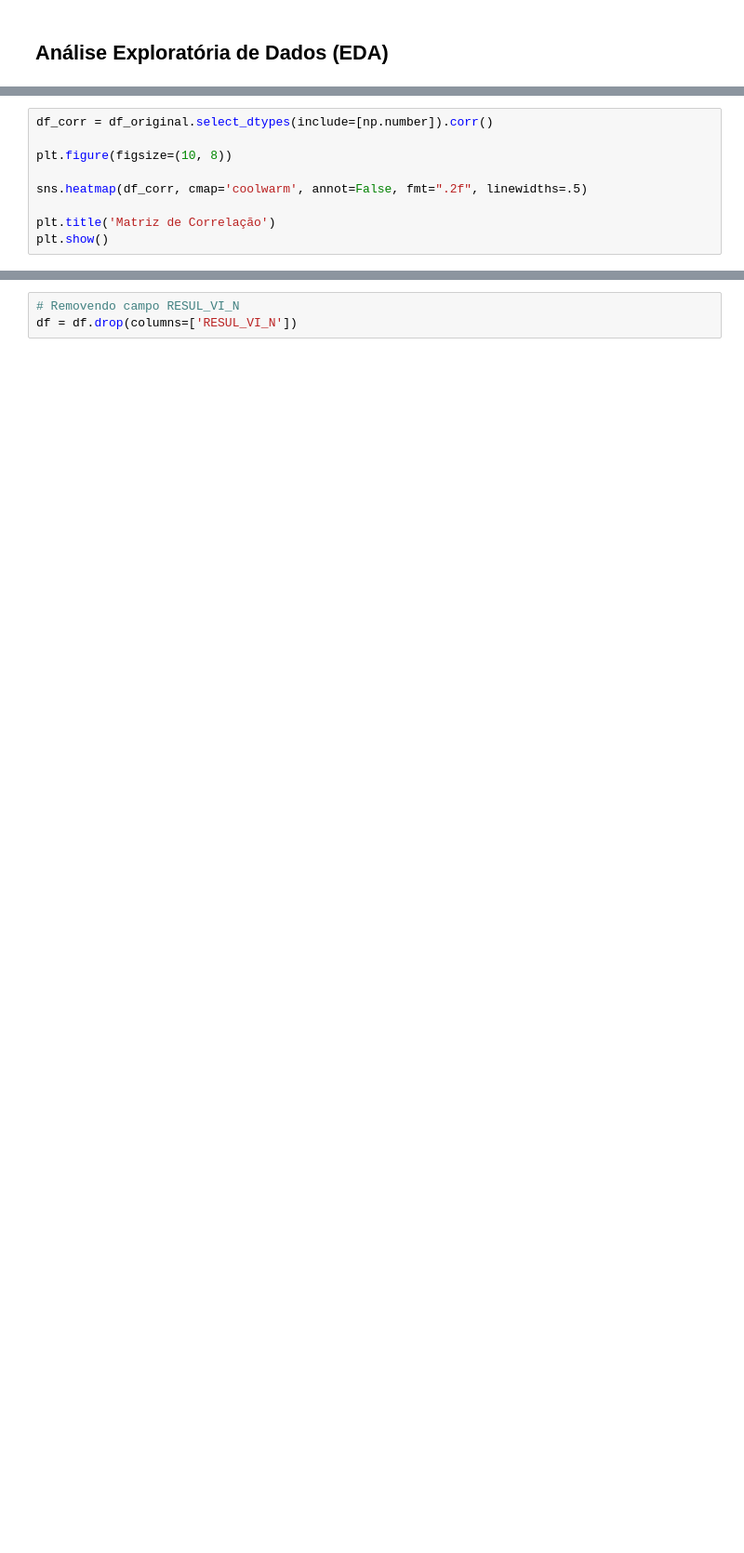
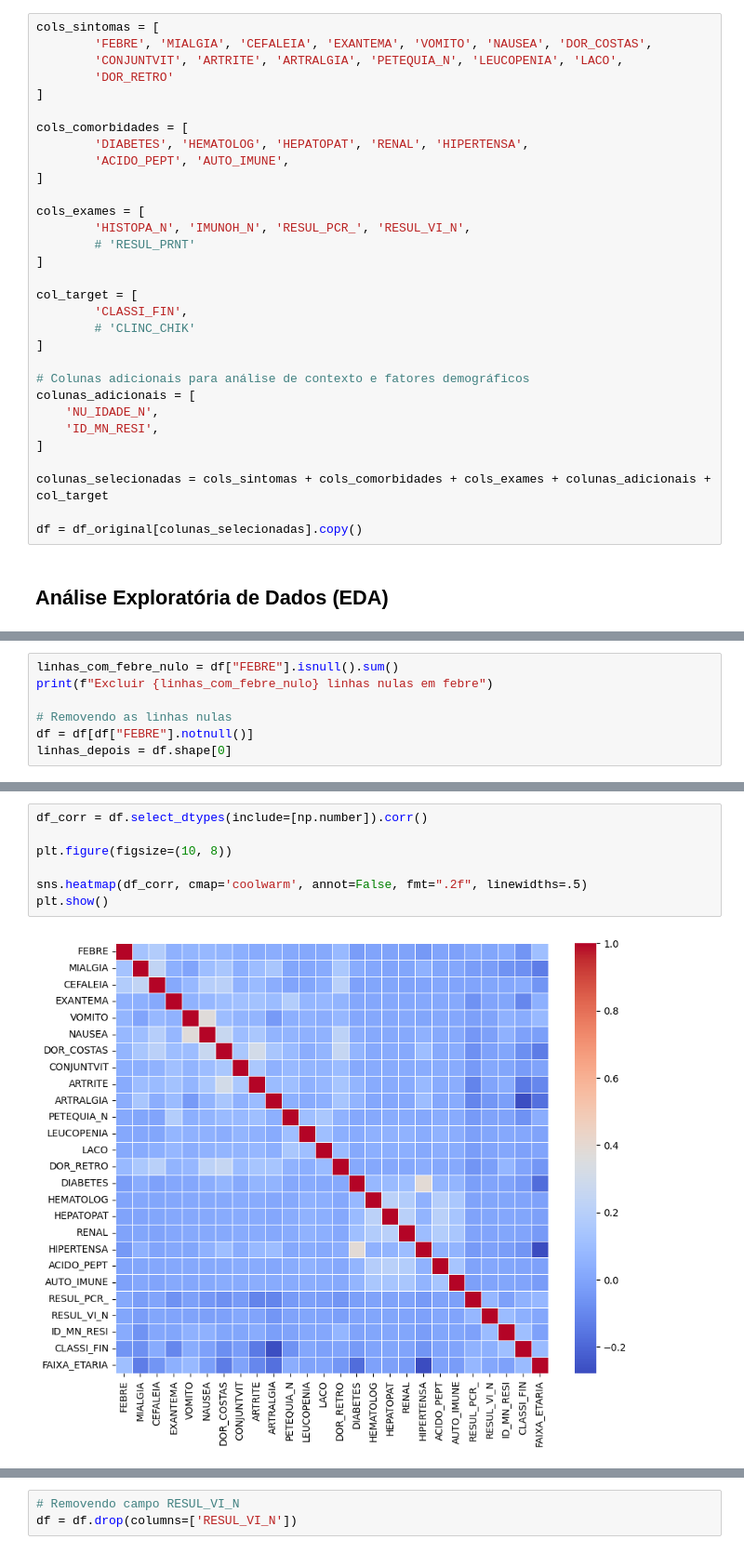
Before and after one commit to AnaPRodrigues/tech-challenge-grupo-9, a Jupyter notebook: tech-challenge-chikungunya.ipynb, the cells around one changed output, grey strips where cells are left out. Shown at 93% size. Drawn from its saved outputs; the diff is of its cells as text; blank space fills up the shorter version.

```diff
--- a/tech-challenge-chikungunya.ipynb
+++ b/tech-challenge-chikungunya.ipynb
@@ -46,3 +117,34 @@ df_original.head()
+# %%
+cols_sintomas = [
+		'FEBRE', 'MIALGIA', 'CEFALEIA', 'EXANTEMA', 'VOMITO', 'NAUSEA', 'DOR_COSTAS',
+		'CONJUNTVIT', 'ARTRITE', 'ARTRALGIA', 'PETEQUIA_N', 'LEUCOPENIA', 'LACO',
+		'DOR_RETRO'
+]
+
+cols_comorbidades = [
+		'DIABETES', 'HEMATOLOG', 'HEPATOPAT', 'RENAL', 'HIPERTENSA',
+		'ACIDO_PEPT', 'AUTO_IMUNE',
+]
+
+cols_exames = [
+		'HISTOPA_N', 'IMUNOH_N', 'RESUL_PCR_', 'RESUL_VI_N',
+		# 'RESUL_PRNT'
+]
+
+col_target = [
+		'CLASSI_FIN',
+		# 'CLINC_CHIK'
+]
+
+# Colunas adicionais para análise de contexto e fatores demográficos
+colunas_adicionais = [
+	'NU_IDADE_N',
+	'ID_MN_RESI',
+]
+
+colunas_selecionadas = cols_sintomas + cols_comorbidades + cols_exames + colunas_adicionais + col_target
+
+df = df_original[colunas_selecionadas].copy()
 # %% [markdown]
 ## Análise Exploratória de Dados (EDA)
 # %%
@@ -55,0 +256,7 @@ Dataset original contém 245.541 registros com 122 características/colunas.
+# %%
+linhas_com_febre_nulo = df["FEBRE"].isnull().sum()
+print(f"Excluir {linhas_com_febre_nulo} linhas nulas em febre")
+
+# Removendo as linhas nulas
+df = df[df["FEBRE"].notnull()]
+linhas_depois = df.shape[0]
@@ -99,9 +353,9 @@ df_original['NU_ANO'].value_counts()
 # %%
-df_corr = df_original.select_dtypes(include=[np.number]).corr()
+df_corr = df.select_dtypes(include=[np.number]).corr()
 
 plt.figure(figsize=(10, 8))
 
 sns.heatmap(df_corr, cmap='coolwarm', annot=False, fmt=".2f", linewidths=.5)
-
-plt.title('Matriz de Correlação')
 plt.show()
+# %% [output]
+[figure, added]
```
Also changed, not shown: parts of 96 cells of this notebook.
